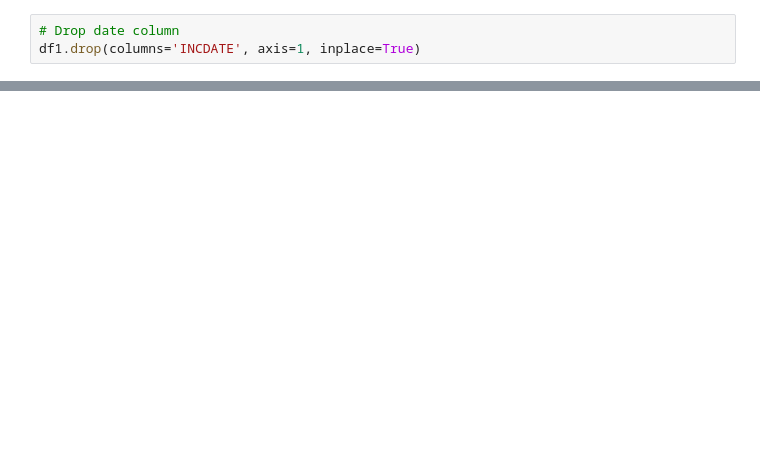
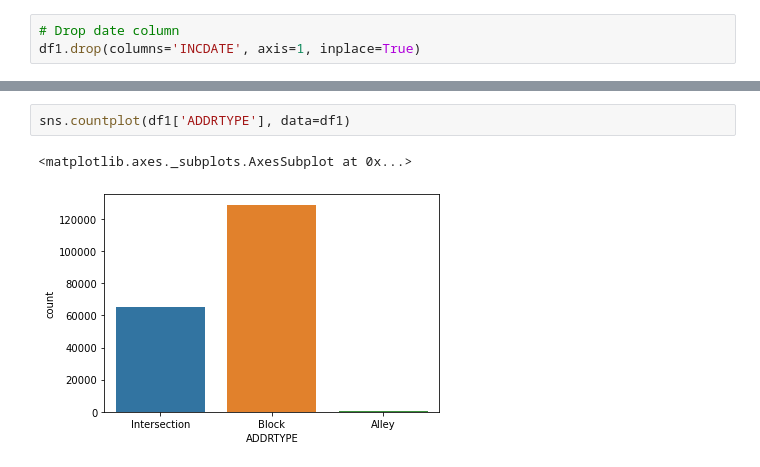
Before and after one commit to bryanzhao89/Coursera_Capstone, a Jupyter notebook: final_proj/final_proj.ipynb, the cells around one changed output, grey strips where cells are left out. Cells and saved outputs as stored; diff of their text form; blank space fills up the shorter version.

```diff
--- a/final_proj/final_proj.ipynb
+++ b/final_proj/final_proj.ipynb
@@ -168,0 +184,5 @@ df1.head()
+# %%
+sns.countplot(df1['ADDRTYPE'], data=df1)
+# %% [output]
+<matplotlib.axes._subplots.AxesSubplot at 0x...>
+[figure, added]
```
Also changed, not shown: parts of 31 cells of this notebook.
